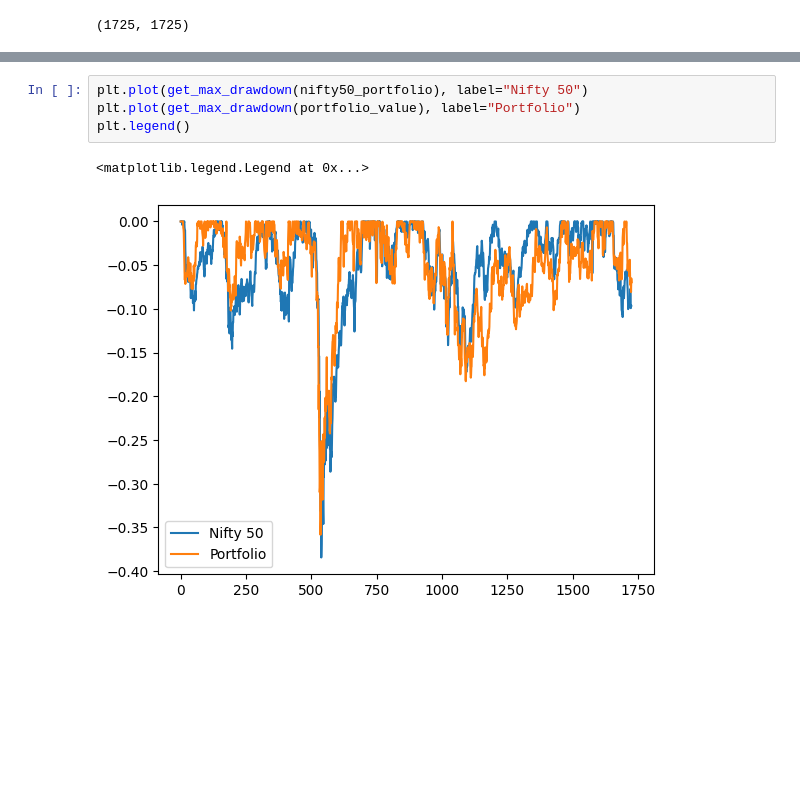
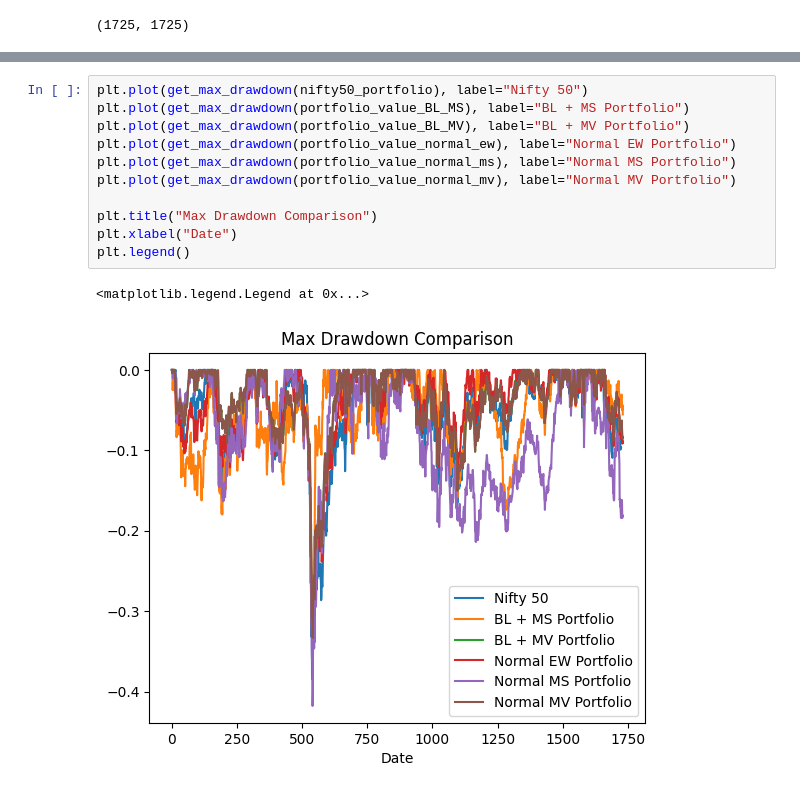
Before and after one commit to IshitBajpai/Portfolio-Optimization-, a Jupyter notebook: BL_LSTM.ipynb, the cells around one changed output, grey strips where cells are left out. Saved outputs shown, nothing was run; the diff lists cells and outputs as text; blank space fills up the shorter version.

```diff
--- a/BL_LSTM.ipynb
+++ b/BL_LSTM.ipynb
@@ -449,7 +582,14 @@ metrics
-# %%
-plt.plot(get_max_drawdown(nifty50_portfolio), label="Nifty 50")
-plt.plot(get_max_drawdown(portfolio_value), label="Portfolio")
-plt.legend()
-# %% [output]
-<matplotlib.legend.Legend at 0x...>
-[figure, removed]
+# %%
+plt.plot(get_max_drawdown(nifty50_portfolio), label="Nifty 50")
+plt.plot(get_max_drawdown(portfolio_value_BL_MS), label="BL + MS Portfolio")
+plt.plot(get_max_drawdown(portfolio_value_BL_MV), label="BL + MV Portfolio")
+plt.plot(get_max_drawdown(portfolio_value_normal_ew), label="Normal EW Portfolio")
+plt.plot(get_max_drawdown(portfolio_value_normal_ms), label="Normal MS Portfolio")
+plt.plot(get_max_drawdown(portfolio_value_normal_mv), label="Normal MV Portfolio")
+
+plt.title("Max Drawdown Comparison")
+plt.xlabel("Date")
+plt.legend()
+# %% [output]
+<matplotlib.legend.Legend at 0x...>
+[figure, added]
```
Also changed, not shown: parts of 42 cells of this notebook.
